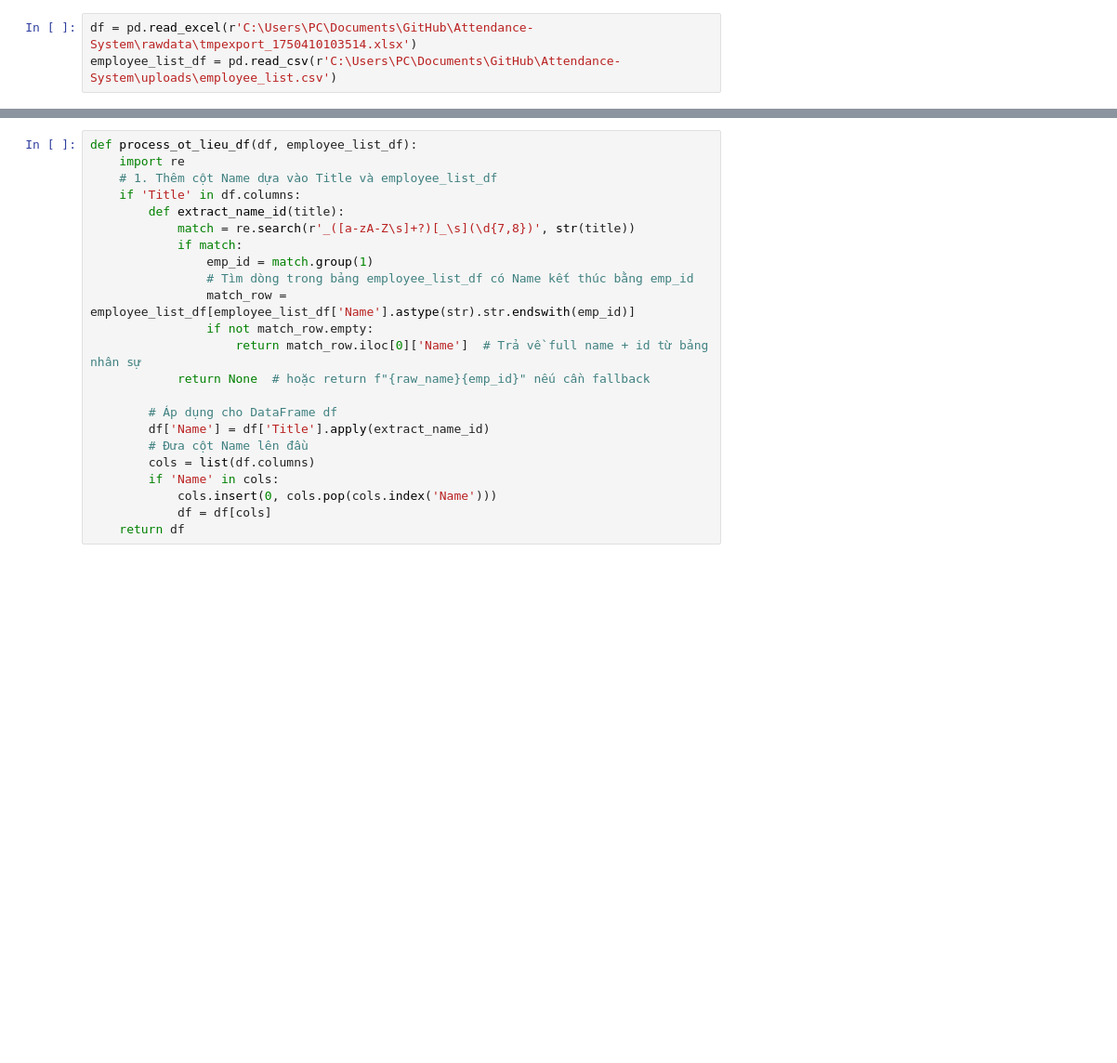
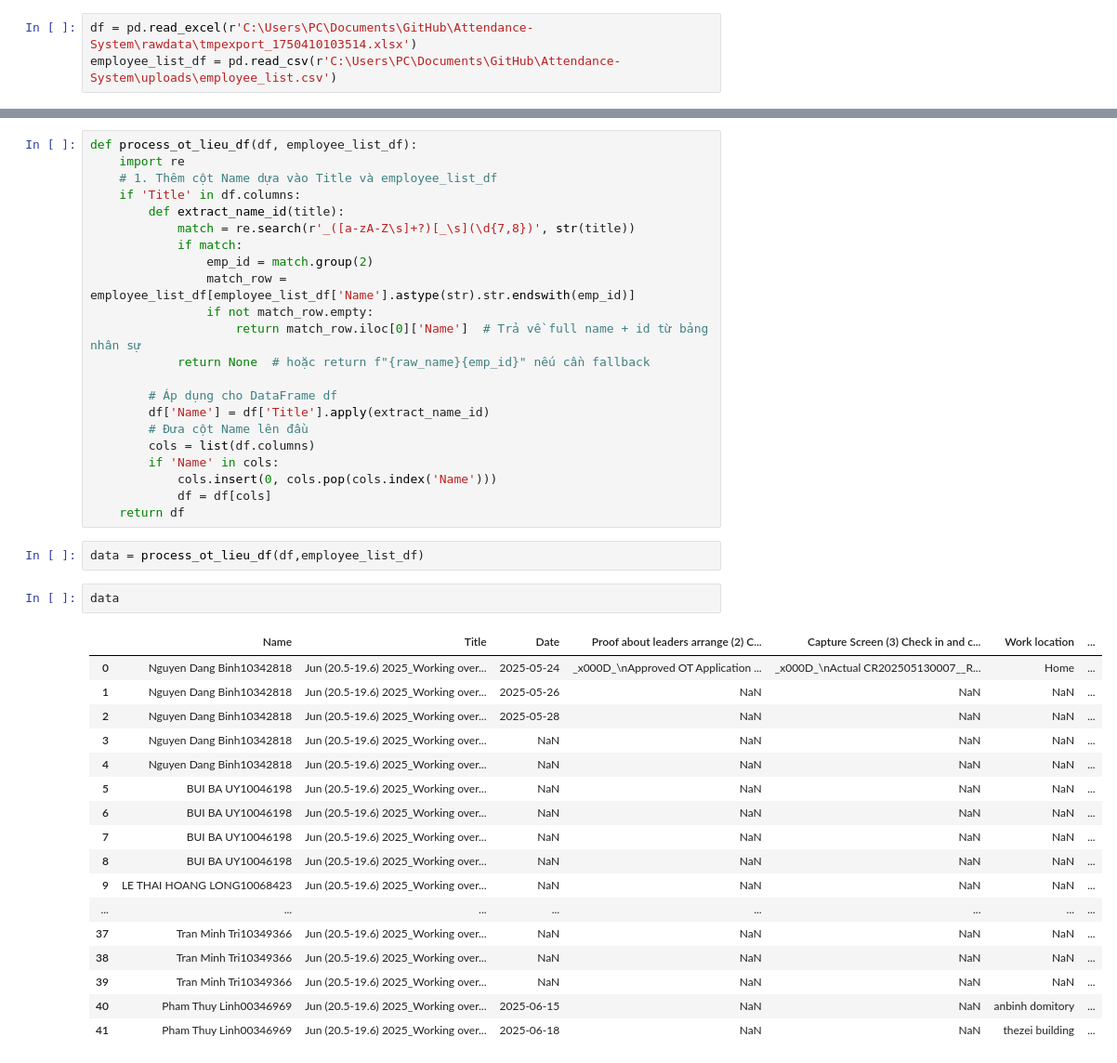
Before and after one commit to phiyenng/Attendance-System, a Jupyter notebook: test.ipynb, the cells around one changed output, grey strips where cells are left out. Shown: that part at 93% size. Drawn from its saved outputs; the diff is of its cells as text; blank space fills up the shorter version.

Commit message:
update rules & process ot lieu

```diff
--- a/test.ipynb
+++ b/test.ipynb
@@ -13,8 +29,7 @@ def process_ot_lieu_df(df, employee_list_df):
         def extract_name_id(title):
             match = re.search(r'_([a-zA-Z\s]+?)[_\s](\d{7,8})', str(title))
             if match:
-                emp_id = match.group(1)
-                # Tìm dòng trong bảng employee_list_df có Name kết thúc bằng emp_id
+                emp_id = match.group(2)
                 match_row = employee_list_df[employee_list_df['Name'].astype(str).str.endswith(emp_id)]
                 if not match_row.empty:
                     return match_row.iloc[0]['Name']  # Trả về full name + id từ bảng nhân sự
@@ -28,3 +43,25 @@ def process_ot_lieu_df(df, employee_list_df):
             cols.insert(0, cols.pop(cols.index('Name')))
             df = df[cols]
     return df
+# %%
+data = process_ot_lieu_df(df,employee_list_df)
+# %%
+data
+# %% [output]
+|  | Name | Title | Date | Proof about leaders arrange (2) C... | Capture Screen (3) Check in and c... | Work location | ... |
+| 0 | Nguyen Dang Binh10342818 | Jun (20.5-19.6) 2025_Working over... | 2025-05-24 | _x000D_\nApproved OT Application ... | _x000D_\nActual CR202505130007__R... | Home | ... |
+| 1 | Nguyen Dang Binh10342818 | Jun (20.5-19.6) 2025_Working over... | 2025-05-26 | NaN | NaN | NaN | ... |
+| 2 | Nguyen Dang Binh10342818 | Jun (20.5-19.6) 2025_Working over... | 2025-05-28 | NaN | NaN | NaN | ... |
+| 3 | Nguyen Dang Binh10342818 | Jun (20.5-19.6) 2025_Working over... | NaN | NaN | NaN | NaN | ... |
+| 4 | Nguyen Dang Binh10342818 | Jun (20.5-19.6) 2025_Working over... | NaN | NaN | NaN | NaN | ... |
+| 5 | BUI BA UY10046198 | Jun (20.5-19.6) 2025_Working over... | NaN | NaN | NaN | NaN | ... |
+| 6 | BUI BA UY10046198 | Jun (20.5-19.6) 2025_Working over... | NaN | NaN | NaN | NaN | ... |
+| 7 | BUI BA UY10046198 | Jun (20.5-19.6) 2025_Working over... | NaN | NaN | NaN | NaN | ... |
+| 8 | BUI BA UY10046198 | Jun (20.5-19.6) 2025_Working over... | NaN | NaN | NaN | NaN | ... |
+| 9 | LE THAI HOANG LONG10068423 | Jun (20.5-19.6) 2025_Working over... | NaN | NaN | NaN | NaN | ... |
+| ... | ... | ... | ... | ... | ... | ... | ... |
+| 37 | Tran Minh Tri10349366 | Jun (20.5-19.6) 2025_Working over... | NaN | NaN | NaN | NaN | ... |
+| 38 | Tran Minh Tri10349366 | Jun (20.5-19.6) 2025_Working over... | NaN | NaN | NaN | NaN | ... |
+| 39 | Tran Minh Tri10349366 | Jun (20.5-19.6) 2025_Working over... | NaN | NaN | NaN | NaN | ... |
+| 40 | Pham Thuy Linh00346969 | Jun (20.5-19.6) 2025_Working over... | 2025-06-15 | NaN | NaN | anbinh domitory | ... |
+| 41 | Pham Thuy Linh00346969 | Jun (20.5-19.6) 2025_Working over... | 2025-06-18 | NaN | NaN | thezei building | ... |
```
Also changed, not shown: parts of 1 cell of this notebook, 3 other files.
